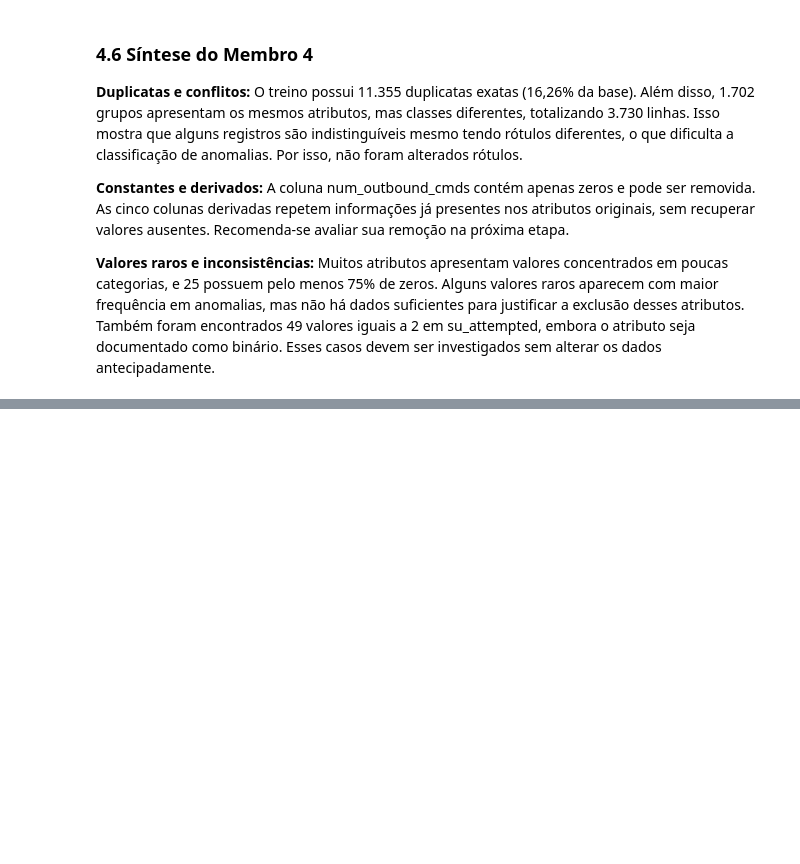
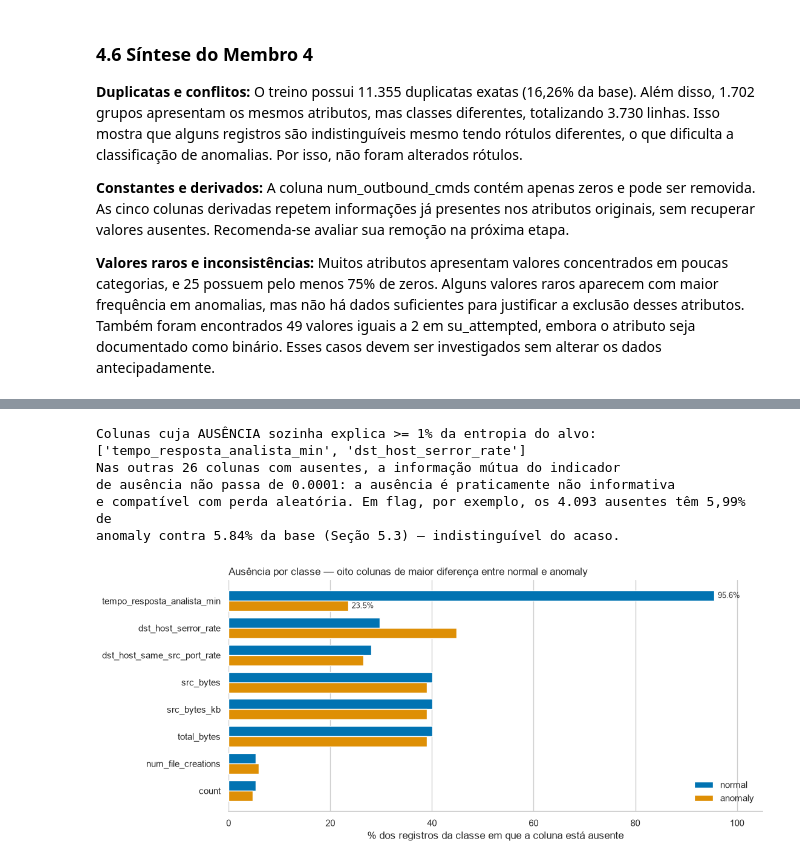
Before and after one commit to matheusmra/tp-ia, a Jupyter notebook: notebooks/01_analise_exploratoria.ipynb, the cells around one changed output, grey strips where cells are left out. Cells and saved outputs as stored; diff of their text form; code cells hidden in the pictures; blank space fills up the shorter version.

```diff
--- a/notebooks/01_analise_exploratoria.ipynb
+++ b/notebooks/01_analise_exploratoria.ipynb
@@ -1324,0 +1856,42 @@ Esta parte ainda não estava implementada no notebook antigo e permanece a cargo
+# %%
+# 5.4 (continuação) Onde o sinal está na AUSÊNCIA e não no valor.
+# Reaproveita pct_aus_classe (Seção 1.4) e cruza com a informação mútua do indicador de ausência.
+ausencia_m5 = pct_aus_classe.join(assoc_geral_m5[["grupo", "mi_ausencia", "mi_liquida"]])
+ausencia_m5 = ausencia_m5.sort_values("mi_ausencia", ascending=False)
+display(ausencia_m5[["grupo", "normal", "anomaly", "diferenca_pp", "mi_ausencia", "mi_liquida"]].head(10))
+
+informativas_m5 = ausencia_m5.index[ausencia_m5["mi_ausencia"] >= 0.01].tolist()
+nao_informativas_m5 = [c for c in cols_com_ausentes if c not in informativas_m5]
+teto_ausencia_m5 = ausencia_m5.loc[nao_informativas_m5, "mi_ausencia"].max()
+print(f"Colunas cuja AUSÊNCIA sozinha explica >= 1% da entropia do alvo: {informativas_m5}")
+print(f"Nas outras {len(nao_informativas_m5)} colunas com ausentes, a informação mútua do indicador")
+print(f"de ausência não passa de {teto_ausencia_m5:.4f}: a ausência é praticamente não informativa")
+print("e compatível com perda aleatória. Em flag, por exemplo, os 4.093 ausentes têm 5,99% de")
+print(f"anomaly contra {100 * PREVALENCIA_M5:.2f}% da base (Seção 5.3) — indistinguível do acaso.")
+
+# Figura 2: as oito colunas de maior diferença de ausência entre as classes.
+topo_aus_m5 = (pct_aus_classe.reindex(pct_aus_classe["diferenca_pp"].abs()
+               .sort_values(ascending=False).index).head(8).iloc[::-1])
+fig, eixo = plt.subplots(figsize=(11, 4.6), layout="constrained")
+posicoes = np.arange(len(topo_aus_m5))
+altura = 0.38
+for deslocamento, classe in zip((altura / 2, -altura / 2), CLASSES):
+    eixo.barh(posicoes + deslocamento, topo_aus_m5[classe], height=altura,
+              color=cores_classes[classe], label=classe)
+eixo.set_yticks(posicoes, topo_aus_m5.index)
+eixo.set_xlabel("% dos registros da classe em que a coluna está ausente")
+eixo.set_title("Ausência por classe — oito colunas de maior diferença entre normal e anomaly",
+               loc="left")
+eixo.set_xlim(0, 105)
+eixo.grid(axis="y", visible=False)
+eixo.set_axisbelow(True)
+for lado in ("top", "right", "left"):
+    eixo.spines[lado].set_visible(False)
+# Rótulo direto só na coluna que carrega a conclusão; o resto fica na tabela acima.
+for classe, deslocamento in zip(CLASSES, (altura / 2, -altura / 2)):
+    valor = topo_aus_m5.loc["tempo_resposta_analista_min", classe]
+    eixo.annotate(f"{valor:.1f}%", (valor, len(topo_aus_m5) - 1 + deslocamento),
+                  xytext=(4, 0), textcoords="offset points", va="center", fontsize=9, color="#333333")
+eixo.legend(frameon=False, loc="lower right")
+plt.show()
+# %% [output]
@@ -1324,0 +1909,6 @@ Esta parte ainda não estava implementada no notebook antigo e permanece a cargo
+Colunas cuja AUSÊNCIA sozinha explica >= 1% da entropia do alvo: ['tempo_resposta_analista_min', 'dst_host_serror_rate']
+Nas outras 26 colunas com ausentes, a informação mútua do indicador
+de ausência não passa de 0.0001: a ausência é praticamente não informativa
+e compatível com perda aleatória. Em flag, por exemplo, os 4.093 ausentes têm 5,99% de
+anomaly contra 5.84% da base (Seção 5.3) — indistinguível do acaso.
+[figure, added]
```
Also changed, not shown: parts of 47 cells of this notebook, 1 other file.
